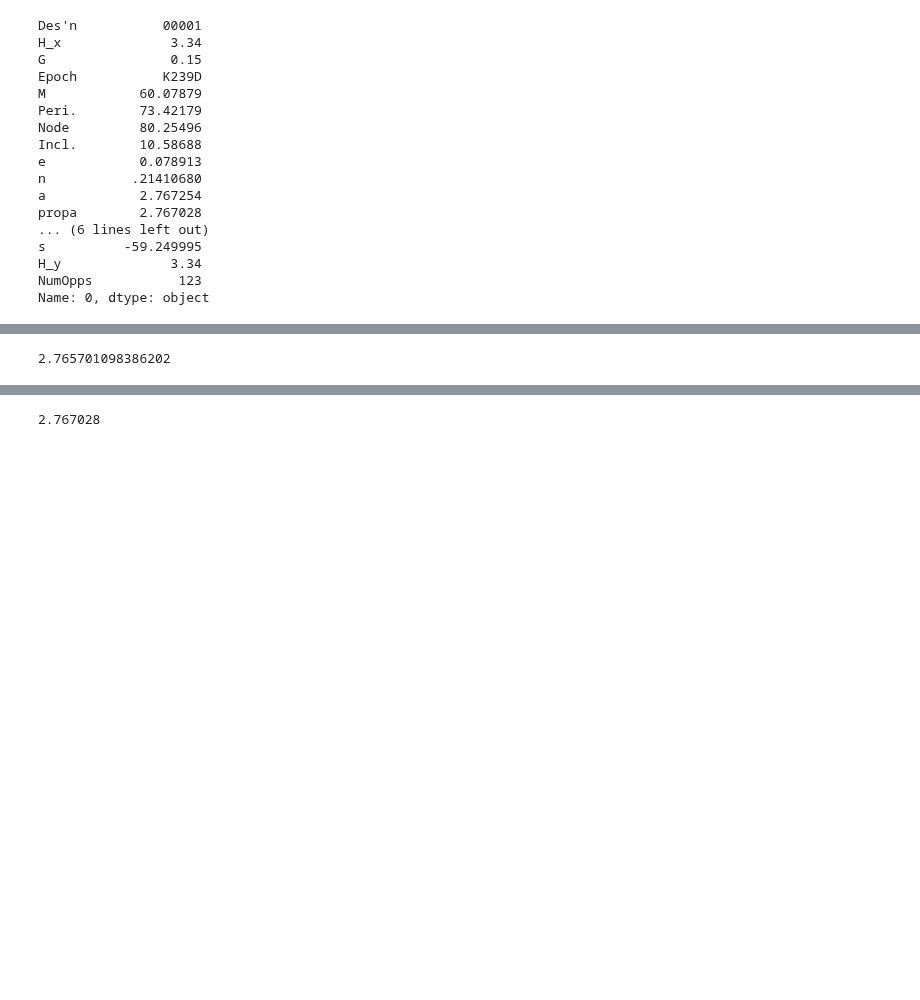
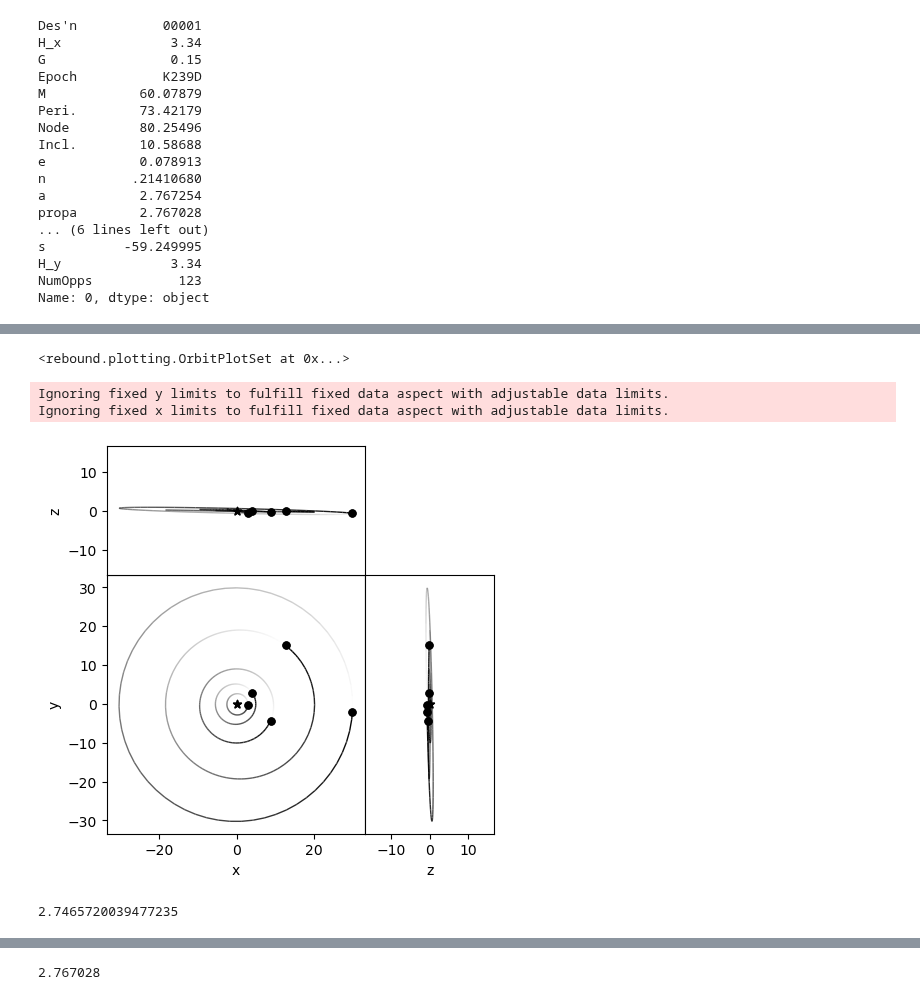
Before and after one commit to kavidey/action-angle-discovery, a Jupyter notebook: Integrations.ipynb, the cells around one changed output, grey strips where cells are left out. Saved outputs shown, nothing was run; the diff lists cells and outputs as text; code cells hidden in the pictures; blank space fills up the shorter version.

```diff
--- a/Integrations.ipynb
+++ b/Integrations.ipynb
@@ -93,8 +114,15 @@ sim.add(a=row['a'], e=row['e'], inc=row['Incl.'], Omega=row['Node'], omega=row['
+# %%
+rb.OrbitPlotSet(sim)
+# %% [output]
+<rebound.plotting.OrbitPlotSet at 0x...>
+Ignoring fixed y limits to fulfill fixed data aspect with adjustable data limits.
+Ignoring fixed x limits to fulfill fixed data aspect with adjustable data limits.
+[figure, added]
 # %%
 ps = sim.particles
-ps[-1].a
+ps[5].a
 # %% [output]
-2.765701098386202
+2.7465720039477235
 # %%
 Nout = int(10000*np.pi)
 times = np.linspace(0, 5e6*ps[-1].P, Nout)
```
Also changed, not shown: parts of 7 cells of this notebook.
